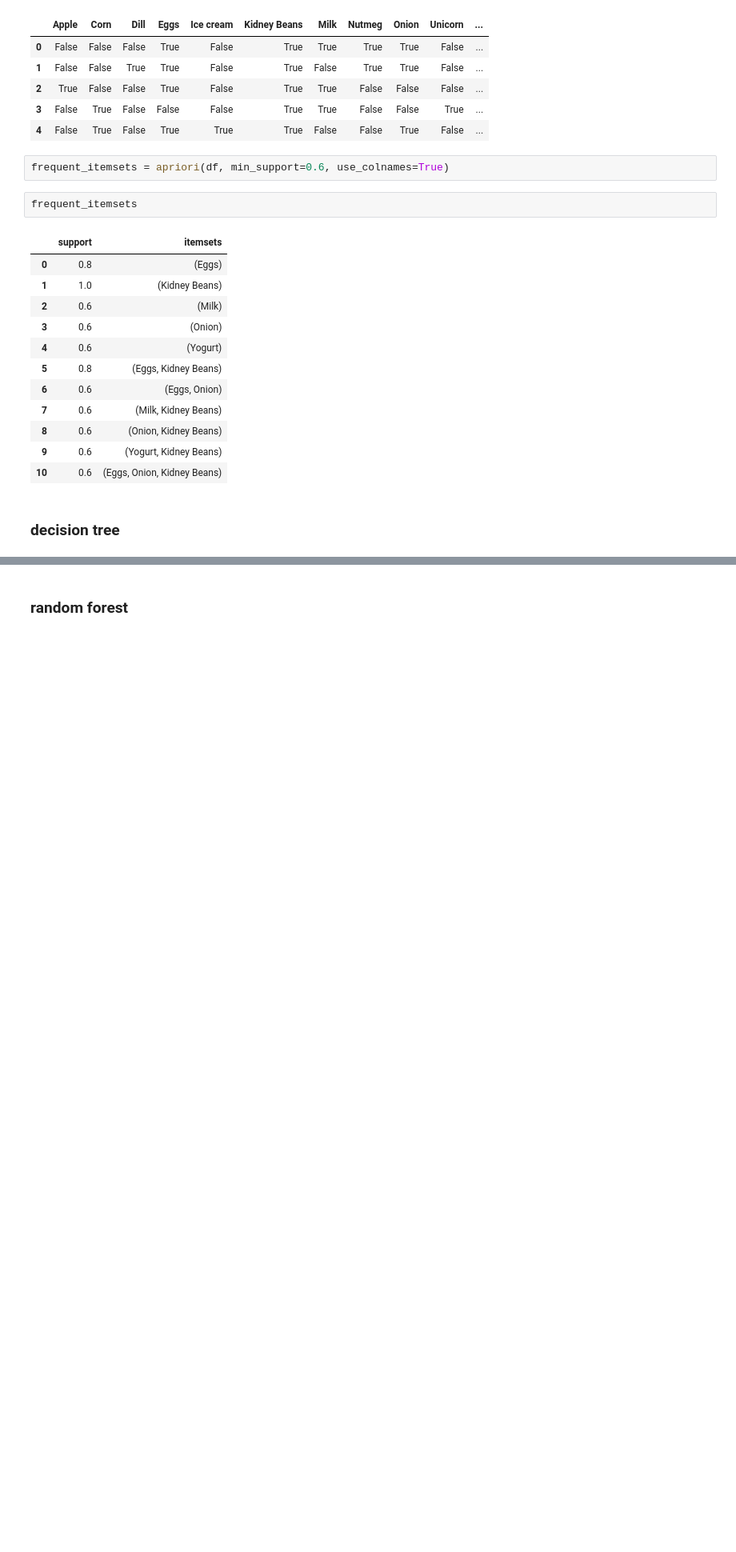
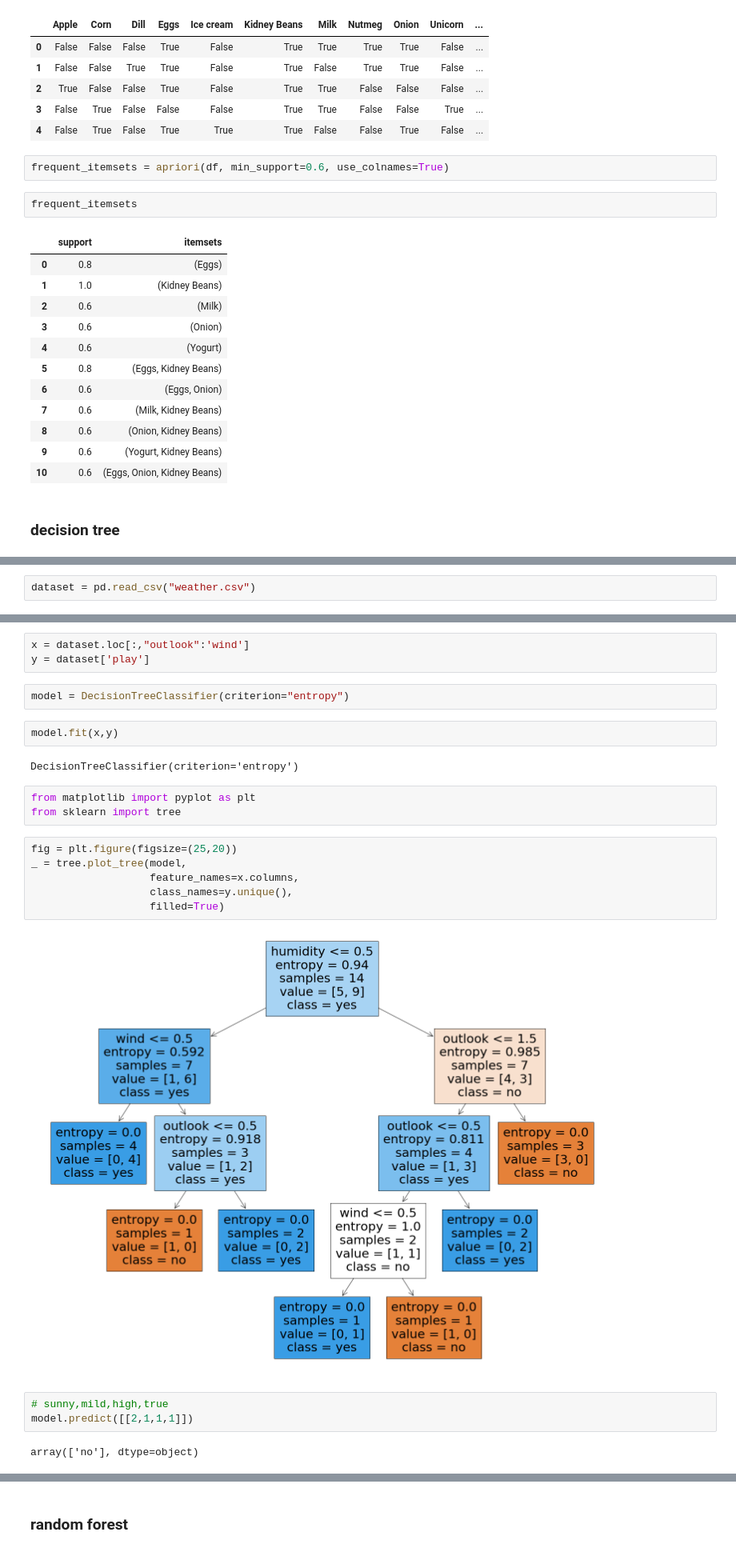
Before and after one commit to sharmasaravanan/Machine_learning, a Jupyter notebook: skillTechnika.ipynb, the cells around one changed output, grey strips where cells are left out. Shown: that part at 80% size. Cells and saved outputs as stored; diff of their text form; blank space fills up the shorter version.

```diff
--- a/skillTechnika.ipynb
+++ b/skillTechnika.ipynb
@@ -2083,0 +2108,2 @@ frequent_itemsets
+# %%
+dataset = pd.read_csv("weather.csv")
@@ -2083,0 +2128,25 @@ frequent_itemsets
+# %%
+x = dataset.loc[:,"outlook":'wind']
+y = dataset['play']
+# %%
+model = DecisionTreeClassifier(criterion="entropy")
+# %%
+model.fit(x,y)
+# %% [output]
+DecisionTreeClassifier(criterion='entropy')
+# %%
+from matplotlib import pyplot as plt
+from sklearn import tree
+# %%
+fig = plt.figure(figsize=(25,20))
+_ = tree.plot_tree(model,
+                   feature_names=x.columns,
+                   class_names=y.unique(),
+                   filled=True)
+# %% [output]
+[figure, added]
+# %%
+# sunny,mild,high,true
+model.predict([[2,1,1,1]])
+# %% [output]
+array(['no'], dtype=object)
```
Also changed, not shown: parts of 40 cells of this notebook.
